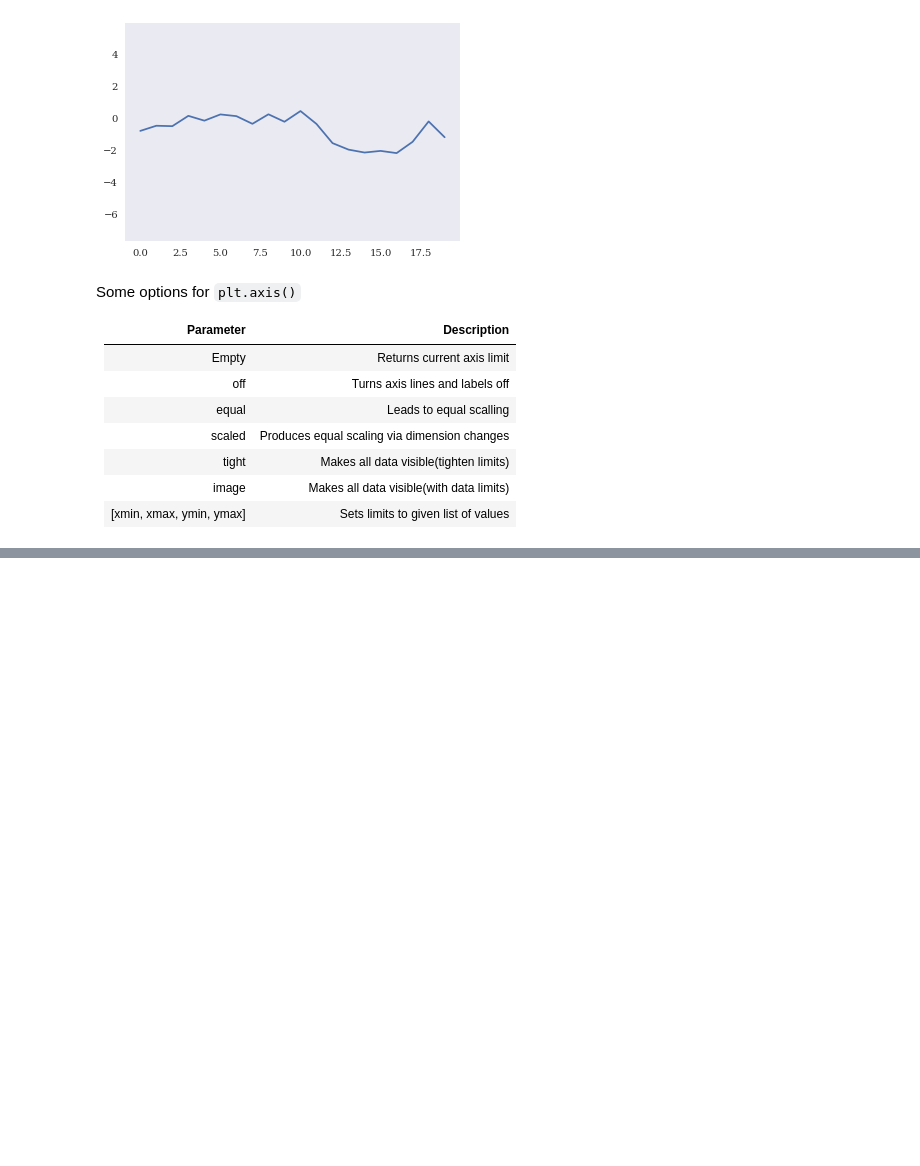
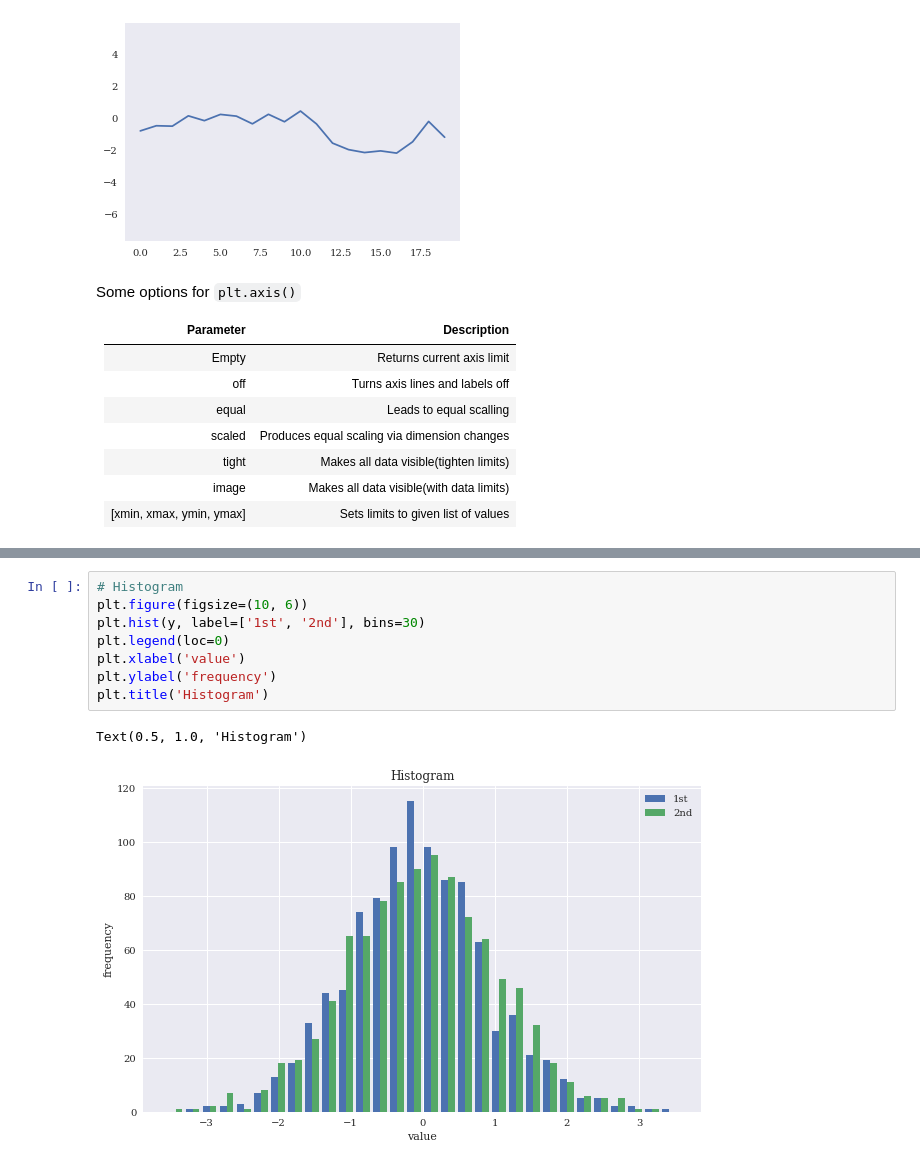
Before and after one commit to conquerv0/Pynaissance, a Jupyter notebook: 1. Basic Framework/Data_Visualization.ipynb, the cells around one changed output, grey strips where cells are left out. Drawn from its saved outputs; the diff is of its cells as text; blank space fills up the shorter version.

```diff
--- a/1. Basic Framework/Data_Visualization.ipynb
+++ b/1. Basic Framework/Data_Visualization.ipynb
@@ -62,0 +112,11 @@ Text(0.5, 1.0, 'Simple Plot')
+# %%
+# Histogram
+plt.figure(figsize=(10, 6))
+plt.hist(y, label=['1st', '2nd'], bins=30)
+plt.legend(loc=0)
+plt.xlabel('value')
+plt.ylabel('frequency')
+plt.title('Histogram')
+# %% [output]
+Text(0.5, 1.0, 'Histogram')
+[figure, added]
```
Also changed, not shown: parts of 12 cells of this notebook.
